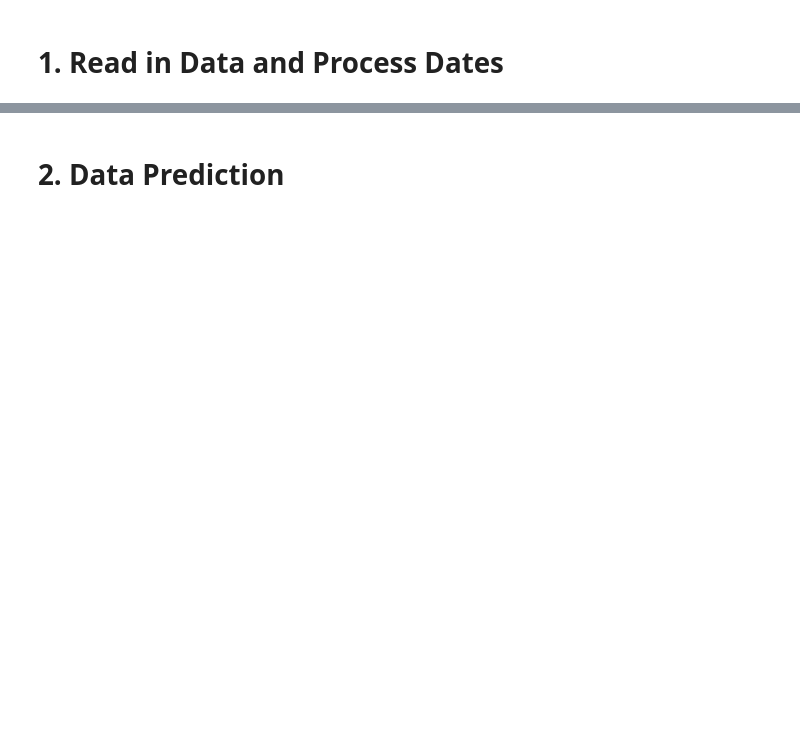
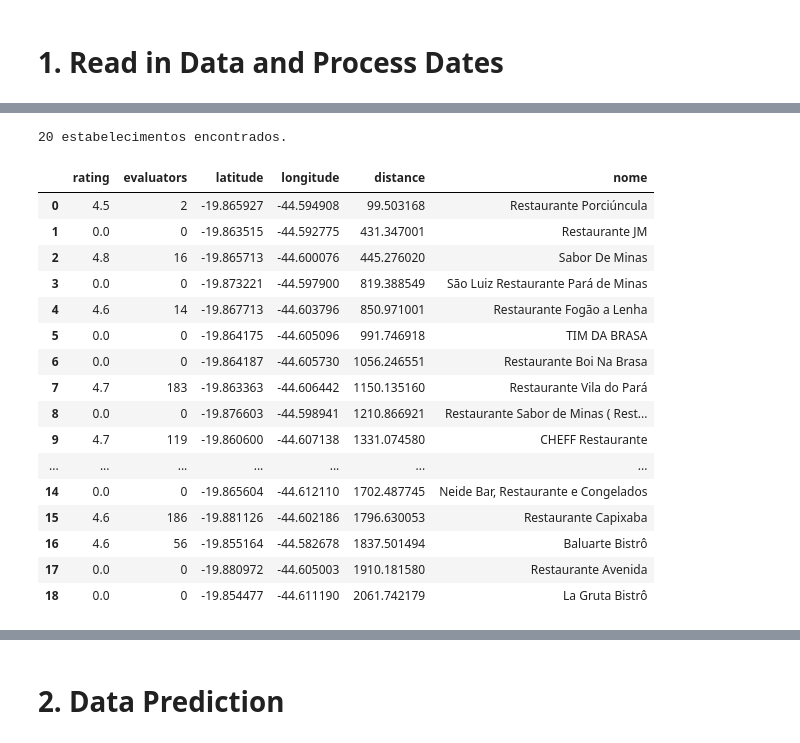
Before and after one commit to HpDiniz/An-lise-Financeira, a Jupyter notebook: Projeto_de_Pesquisa_Mestrado.ipynb, the cells around one changed output, grey strips where cells are left out. Drawn from its saved outputs; the diff is of its cells as text; code cells hidden in the pictures; blank space fills up the shorter version.

```diff
--- a/Projeto_de_Pesquisa_Mestrado.ipynb
+++ b/Projeto_de_Pesquisa_Mestrado.ipynb
@@ -805,0 +821,61 @@ df_adress_202212.index.name = None
+# %%
+def get_targets(target, latitude, longitude):
+
+    url = f'https://www.google.com.br/maps/search/{target}/@{latitude},{longitude},15z/data=!3m1!4b1?entry=ttu'
+
+    response = requests.get(url, headers=headers)
+    content = response.content.decode('utf-8')
+    content = content.replace('\\\\u0026','&')
+
+    pattern_without_rating = r'((?:-|\+)\d+\.\d+),((?:-|\+)\d+\.\d+)\],\\"0x\w+?:0x\w+?\\",\\\"(.*?)\\"'
+    pattern_with_rating = r'([012345]{1}\.\d{1}),(\d+)\](?:,.*?){7}((?:-|\+)\d+\.\d+),((?:-|\+)\d+\.\d+)\],\\"0x\w+?:0x\w+?\\",\\\"(.*?)\\"'
+
+    match_without_rating = re.findall(pattern_without_rating, content)
+    match_with_rating = re.findall(pattern_with_rating, content)
+
+    print(f'{len(match_without_rating)} estabelecimentos encontrados.')
+
+    result = []
+    for m in match_with_rating + match_without_rating:
+
+        is_duplicate = any(item['nome'] == m[-1] for item in result)
+
+        if not is_duplicate:
+            result.append({
+                'rating': float(m[0]) if len(m) == 5 else 0,
+                'evaluators': int(m[1]) if len(m) == 5 else 0,
+                'latitude': float(m[-3]),
+                'longitude': float(m[-2]),
+                'distance': haversine_distance(latitude, longitude, float(m[-3]), float(m[-2])),
+                'nome': m[-1]
+            })
+
+
+    result = sorted(result, key=lambda x: x['distance'])
+
+    return pd.DataFrame(result)
+# %%
+target = 'restaurantes'
+latitude = -19.8661114
+longitude = -44.5958394
+# %%
+get_targets('restaurante', latitude, longitude)
+# %% [output]
+20 estabelecimentos encontrados.
+|  | rating | evaluators | latitude | longitude | distance | nome |
+| 0 | 4.5 | 2 | -19.865927 | -44.594908 | 99.503168 | Restaurante Porciúncula |
+| 1 | 0.0 | 0 | -19.863515 | -44.592775 | 431.347001 | Restaurante JM |
+| 2 | 4.8 | 16 | -19.865713 | -44.600076 | 445.276020 | Sabor De Minas |
+| 3 | 0.0 | 0 | -19.873221 | -44.597900 | 819.388549 | São Luiz Restaurante Pará de Minas |
+| 4 | 4.6 | 14 | -19.867713 | -44.603796 | 850.971001 | Restaurante Fogão a Lenha |
+| 5 | 0.0 | 0 | -19.864175 | -44.605096 | 991.746918 | TIM DA BRASA |
+| 6 | 0.0 | 0 | -19.864187 | -44.605730 | 1056.246551 | Restaurante Boi Na Brasa |
+| 7 | 4.7 | 183 | -19.863363 | -44.606442 | 1150.135160 | Restaurante Vila do Pará |
+| 8 | 0.0 | 0 | -19.876603 | -44.598941 | 1210.866921 | Restaurante Sabor de Minas ( Rest... |
+| 9 | 4.7 | 119 | -19.860600 | -44.607138 | 1331.074580 | CHEFF Restaurante |
+| ... | ... | ... | ... | ... | ... | ... |
+| 14 | 0.0 | 0 | -19.865604 | -44.612110 | 1702.487745 | Neide Bar, Restaurante e Congelados |
+| 15 | 4.6 | 186 | -19.881126 | -44.602186 | 1796.630053 | Restaurante Capixaba |
+| 16 | 4.6 | 56 | -19.855164 | -44.582678 | 1837.501494 | Baluarte Bistrô |
+| 17 | 0.0 | 0 | -19.880972 | -44.605003 | 1910.181580 | Restaurante Avenida |
+| 18 | 0.0 | 0 | -19.854477 | -44.611190 | 2061.742179 | La Gruta Bistrô |
```
Also changed, not shown: parts of 28 cells of this notebook.
